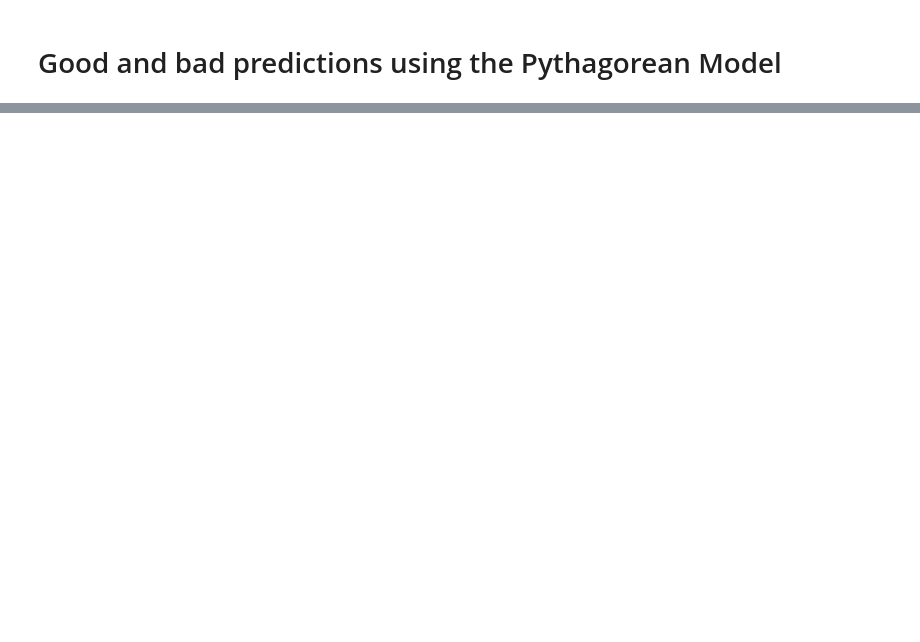
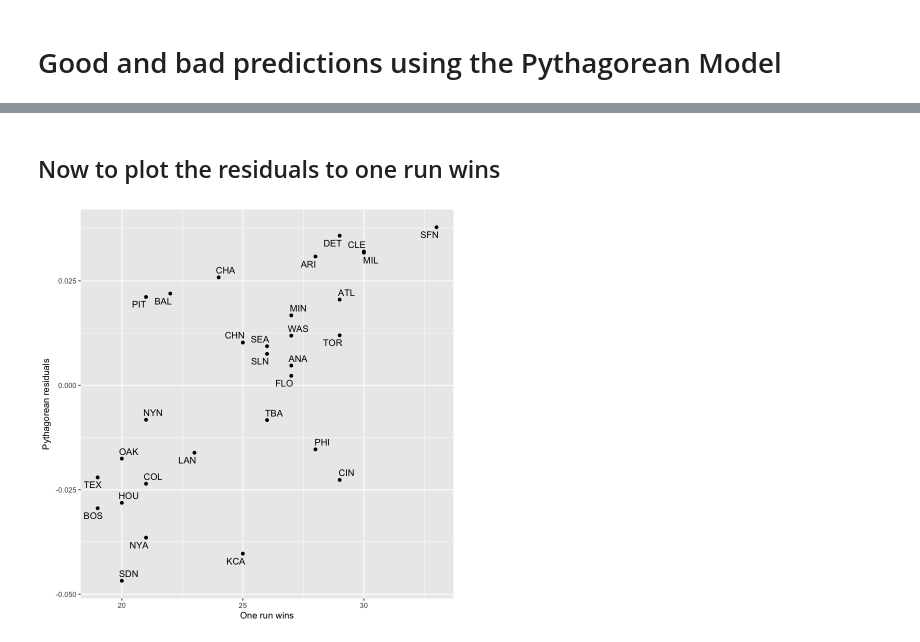
Before and after one commit to jwolfe972/baseball_related, a Jupyter notebook: analyzing_baseball_data_w_r/Relationship_Runs_to_Wins.ipynb, the cells around one changed output, grey strips where cells are left out. Saved outputs shown, nothing was run; the diff lists cells and outputs as text; code cells hidden in the pictures; blank space fills up the shorter version.

```diff
--- a/analyzing_baseball_data_w_r/Relationship_Runs_to_Wins.ipynb
+++ b/analyzing_baseball_data_w_r/Relationship_Runs_to_Wins.ipynb
@@ -245,0 +374,8 @@ logR_ratio
+# %%
+teams_2011 <- Teams_2000_beyond %>%
+        filter(yearID == 2011) %>%
+        mutate(teamID = ifelse(teamID == "LAA", "ANA", as.character(teamID))) %>%
+        inner_join(one_win_games_by_team_2011, by = c("teamID" = "winner"))
+
+
+head(teams_2011, 5)
@@ -245,0 +391,10 @@ logR_ratio
+# %% [markdown]
+## Now to plot the residuals to one run wins
+# %%
+ggplot(data = teams_2011, aes(x=one_run_wins, y=residuals_pythag)) +
+geom_point() +
+geom_text_repel(aes(label=teamID)) +
+xlab("One run wins") +
+ylab("Pythagorean residuals")
+# %% [output]
+[figure, added]
```
Also changed, not shown: parts of 22 cells of this notebook, 2 other files.
